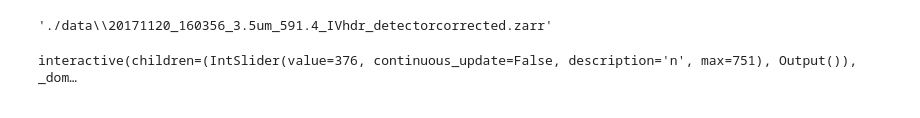
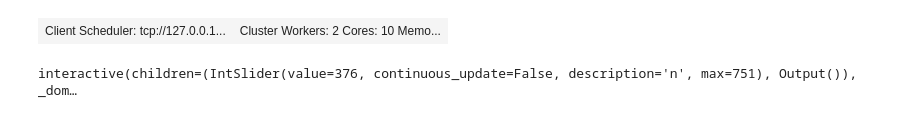
Before and after one commit to TAdeJong/LEEM-analysis, a Jupyter notebook: 2 - Driftcorrection.ipynb, the cells around one changed output. Cells and saved outputs as stored; diff of their text form; code cells hidden in the pictures.

```diff
--- a/2 - Driftcorrection.ipynb
+++ b/2 - Driftcorrection.ipynb
@@ -29,8 +27,11 @@ import scipy.sparse as sp
 from Registration import *
 # %%
 plt.rcParams["figure.figsize"] = [12., 8.]
-cluster = LocalCluster(n_workers=1, threads_per_worker=8)
+cluster = LocalCluster(n_workers=2, threads_per_worker=5, memory_limit='15GB')
 client = Client(cluster)
+client
+# %% [output]
+| Client Scheduler: tcp://127.0.0.1... | Cluster Workers: 2 Cores: 10 Memo... |
 # %%
 client.upload_file('Registration.py')
 
@@ -53,8 +56,4 @@ fftsize=256 // 2
 z_factor = 1
-# %%
-os.path.join(folder, name + '_detectorcorrected.zarr')
-# %% [output]
-'./data\\20171120_160356_3.5um_591.4_IVhdr_detectorcorrected.zarr'
 # %%
 original = xr.open_dataset(os.path.join(folder, name + '_detectorcorrected.nc'), chunks={'time': dE})
 original = original.Intensity.data
```
Also changed, not shown: parts of 14 cells of this notebook, 8 other files.
